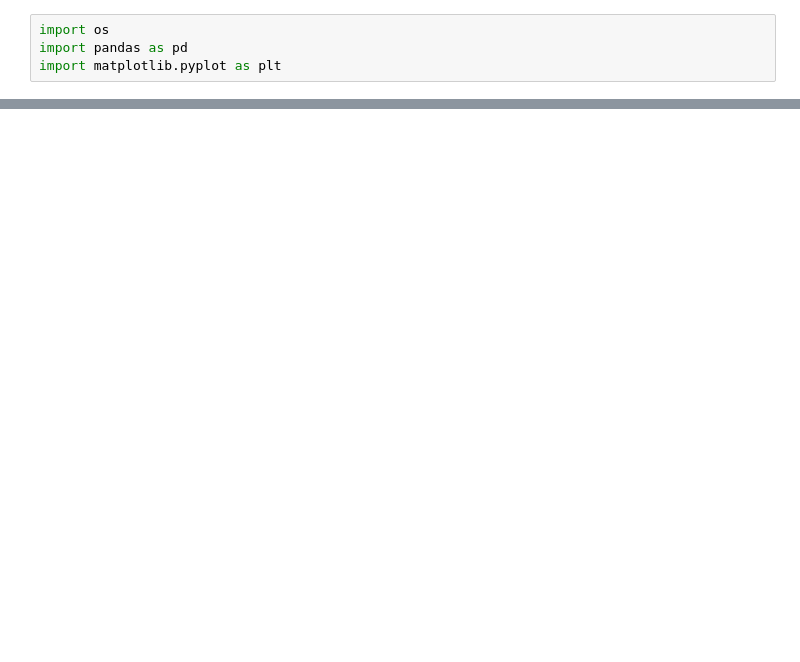
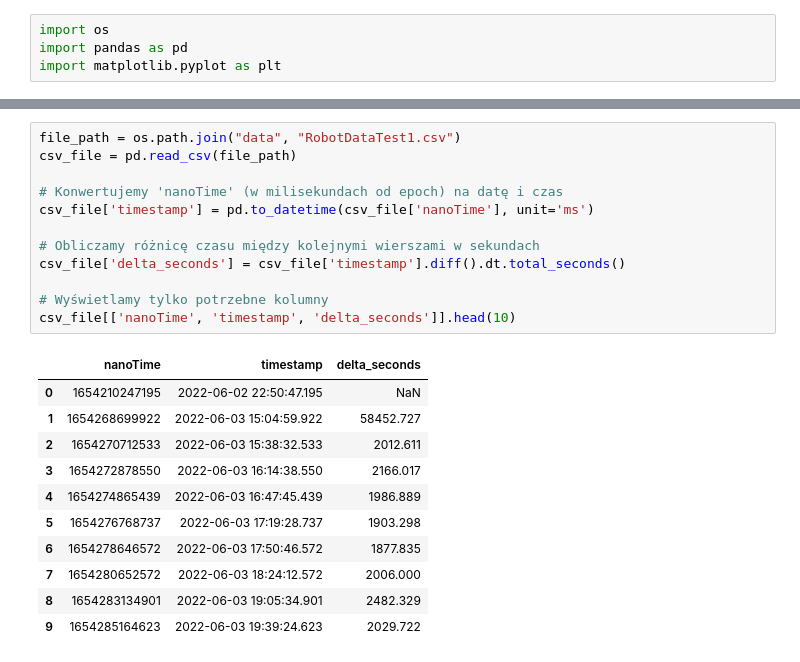
Before and after one commit to kmieczkowska/PathFinderSofware, a Jupyter notebook: python/ScriptRobotData.ipynb, the cells around one changed output, grey strips where cells are left out. Drawn from its saved outputs; the diff is of its cells as text; blank space fills up the shorter version.

```diff
--- a/python/ScriptRobotData.ipynb
+++ b/python/ScriptRobotData.ipynb
@@ -22,3 +22,27 @@ csv_flie
+# %%
+file_path = os.path.join("data", "RobotDataTest1.csv")
+csv_file = pd.read_csv(file_path)
+
+# Konwertujemy 'nanoTime' (w milisekundach od epoch) na datę i czas
+csv_file['timestamp'] = pd.to_datetime(csv_file['nanoTime'], unit='ms')
+
+# Obliczamy różnicę czasu między kolejnymi wierszami w sekundach
+csv_file['delta_seconds'] = csv_file['timestamp'].diff().dt.total_seconds()
+
+# Wyświetlamy tylko potrzebne kolumny
+csv_file[['nanoTime', 'timestamp', 'delta_seconds']].head(10)
+# %% [output]
+|  | nanoTime | timestamp | delta_seconds |
+| 0 | 1654210247195 | 2022-06-02 22:50:47.195 | NaN |
+| 1 | 1654268699922 | 2022-06-03 15:04:59.922 | 58452.727 |
+| 2 | 1654270712533 | 2022-06-03 15:38:32.533 | 2012.611 |
+| 3 | 1654272878550 | 2022-06-03 16:14:38.550 | 2166.017 |
+| 4 | 1654274865439 | 2022-06-03 16:47:45.439 | 1986.889 |
+| 5 | 1654276768737 | 2022-06-03 17:19:28.737 | 1903.298 |
+| 6 | 1654278646572 | 2022-06-03 17:50:46.572 | 1877.835 |
+| 7 | 1654280652572 | 2022-06-03 18:24:12.572 | 2006.000 |
+| 8 | 1654283134901 | 2022-06-03 19:05:34.901 | 2482.329 |
+| 9 | 1654285164623 | 2022-06-03 19:39:24.623 | 2029.722 |
 # %%
 plt.plot(csv_flie["xPos"],csv_flie["yPos"])
 # %% [output]
```
Also changed, not shown: parts of 2 cells of this notebook, 2 other files.
